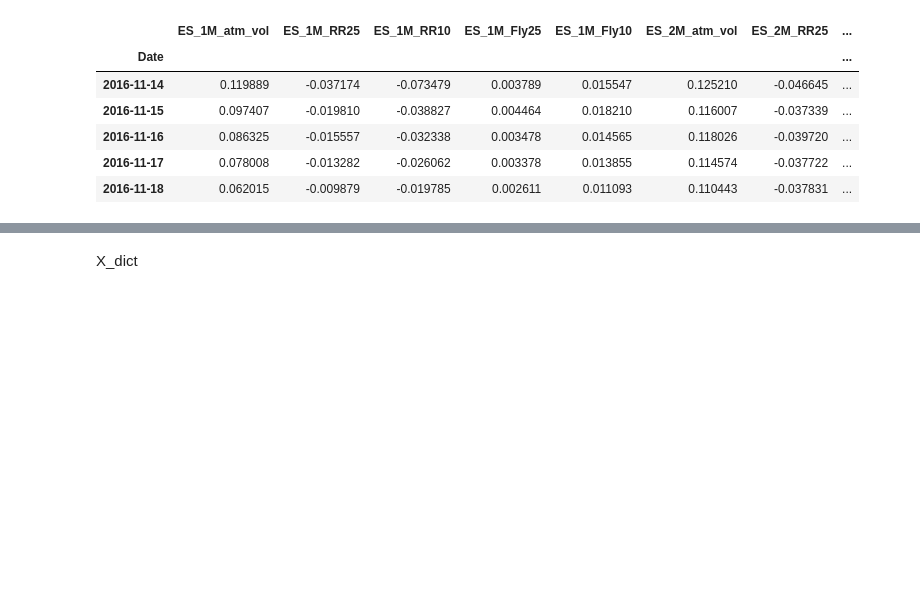
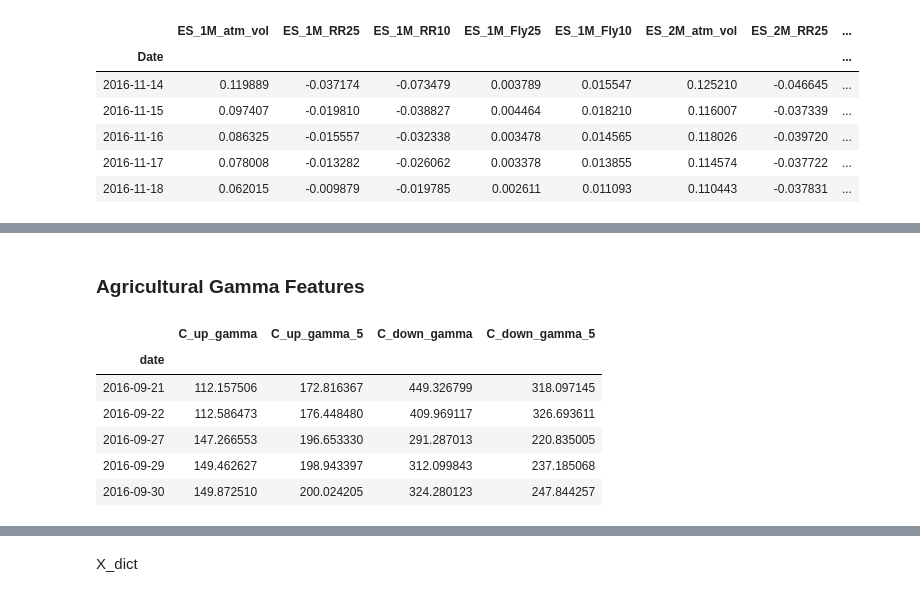
Before and after one commit to QuantCS109/TrumpTweets, a Jupyter notebook: trade_model.ipynb, the cells around one changed output, grey strips where cells are left out. Saved outputs shown, nothing was run; the diff lists cells and outputs as text; code cells hidden in the pictures; blank space fills up the shorter version.

```diff
--- a/trade_model.ipynb
+++ b/trade_model.ipynb
@@ -44,0 +72,15 @@ vol.features('ES').head()
+# %% [markdown]
+### Agricultural Gamma Features
+# %%
+corn_gamma = pd.read_csv('features/corn_gamma_features.csv')
+corn_gamma.set_index('date', inplace = True)
+corn_gamma.index = pd.to_datetime(corn_gamma.index)
+corn_gamma.head()
+# %% [output]
+|  | C_up_gamma | C_up_gamma_5 | C_down_gamma | C_down_gamma_5 |
+| date |  |  |  |  |
+| 2016-09-21 | 112.157506 | 172.816367 | 449.326799 | 318.097145 |
+| 2016-09-22 | 112.586473 | 176.448480 | 409.969117 | 326.693611 |
+| 2016-09-27 | 147.266553 | 196.653330 | 291.287013 | 220.835005 |
+| 2016-09-29 | 149.462627 | 198.943397 | 312.099843 | 237.185068 |
+| 2016-09-30 | 149.872510 | 200.024205 | 324.280123 | 247.844257 |
```
Also changed, not shown: parts of 12 cells of this notebook, 14 other files.
